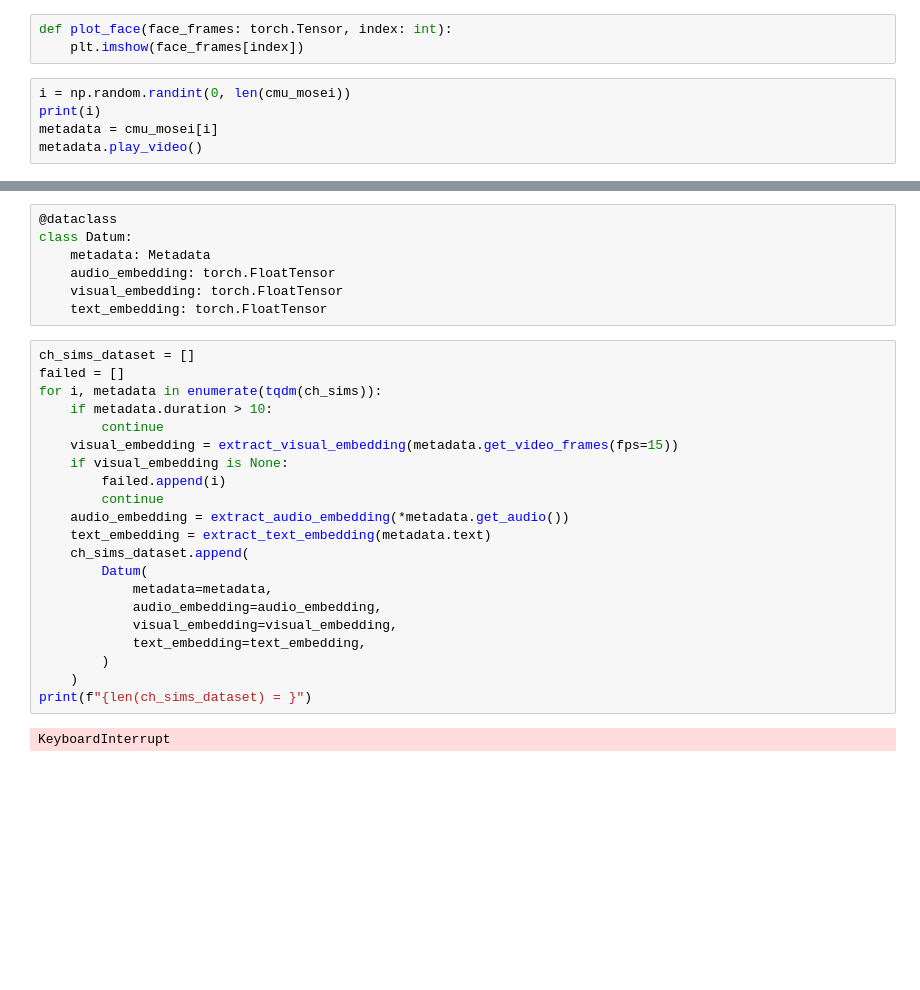
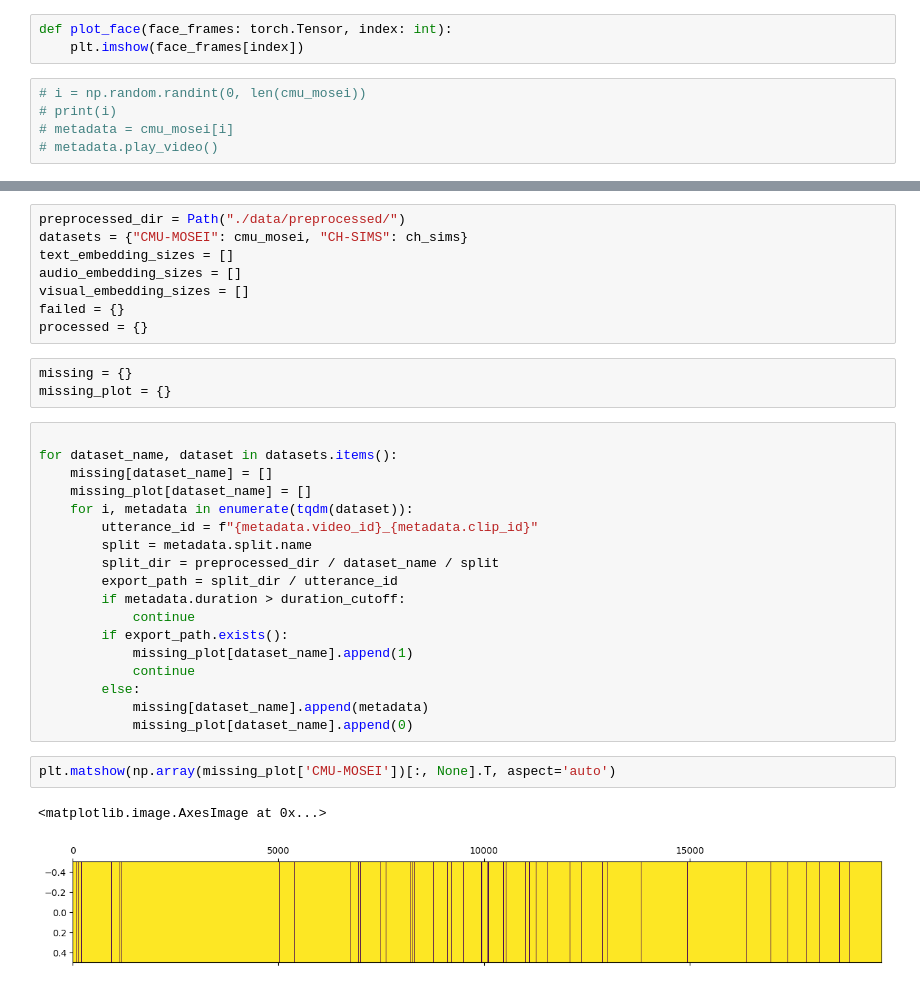
Before and after one commit to kdonbekci/multimodal_multilingual, a Jupyter notebook: Dataset Preparation.ipynb, the cells around one changed output, grey strips where cells are left out. Saved outputs shown, nothing was run; the diff lists cells and outputs as text; blank space fills up the shorter version.

```diff
--- a/Dataset Preparation.ipynb
+++ b/Dataset Preparation.ipynb
@@ -391,7 +241,7 @@ def extract_visual_embedding(frames):
 def plot_face(face_frames: torch.Tensor, index: int):
     plt.imshow(face_frames[index])
 # %%
-i = np.random.randint(0, len(cmu_mosei))
-print(i)
-metadata = cmu_mosei[i]
-metadata.play_video()
+# i = np.random.randint(0, len(cmu_mosei))
+# print(i)
+# metadata = cmu_mosei[i]
+# metadata.play_video()
@@ -439,30 +266,34 @@ interactive(children=(IntSlider(value=27, description='index', max=54), Output()
-# %%
-@dataclass
-class Datum:
-    metadata: Metadata
-    audio_embedding: torch.FloatTensor
-    visual_embedding: torch.FloatTensor
-    text_embedding: torch.FloatTensor
-# %%
-ch_sims_dataset = []
-failed = []
-for i, metadata in enumerate(tqdm(ch_sims)):
-    if metadata.duration > 10:
-        continue
-    visual_embedding = extract_visual_embedding(metadata.get_video_frames(fps=15))
-    if visual_embedding is None:
-        failed.append(i)
-        continue
-    audio_embedding = extract_audio_embedding(*metadata.get_audio())
-    text_embedding = extract_text_embedding(metadata.text)
-    ch_sims_dataset.append(
-        Datum(
-            metadata=metadata,
-            audio_embedding=audio_embedding,
-            visual_embedding=visual_embedding,
-            text_embedding=text_embedding,
-        )
-    )
-print(f"{len(ch_sims_dataset) = }")
-# %% [output]
-KeyboardInterrupt
+# %%
+preprocessed_dir = Path("./data/preprocessed/")
+datasets = {"CMU-MOSEI": cmu_mosei, "CH-SIMS": ch_sims}
+text_embedding_sizes = []
+audio_embedding_sizes = []
+visual_embedding_sizes = []
+failed = {}
+processed = {}
+# %%
+missing = {}
+missing_plot = {}
+# %%
+
+for dataset_name, dataset in datasets.items():
+    missing[dataset_name] = []
+    missing_plot[dataset_name] = []
+    for i, metadata in enumerate(tqdm(dataset)):
+        utterance_id = f"{metadata.video_id}_{metadata.clip_id}"
+        split = metadata.split.name
+        split_dir = preprocessed_dir / dataset_name / split
+        export_path = split_dir / utterance_id
+        if metadata.duration > duration_cutoff:
+            continue
+        if export_path.exists():
+            missing_plot[dataset_name].append(1)
+            continue
+        else:
+            missing[dataset_name].append(metadata)
+            missing_plot[dataset_name].append(0)
+# %%
+plt.matshow(np.array(missing_plot['CMU-MOSEI'])[:, None].T, aspect='auto')
+# %% [output]
+<matplotlib.image.AxesImage at 0x...>
+[figure, added]
```
Also changed, not shown: parts of 16 cells of this notebook, 5 other files.
